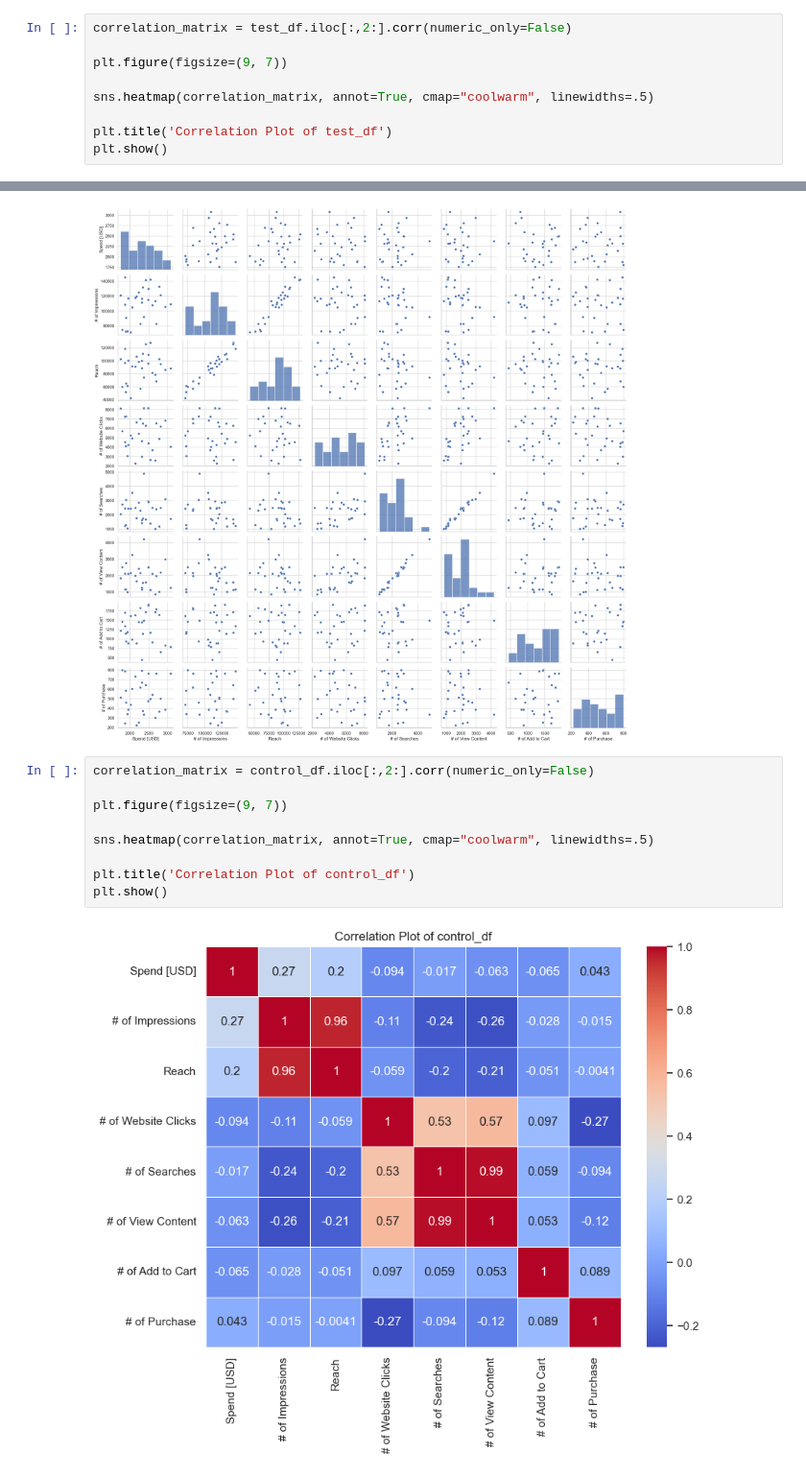
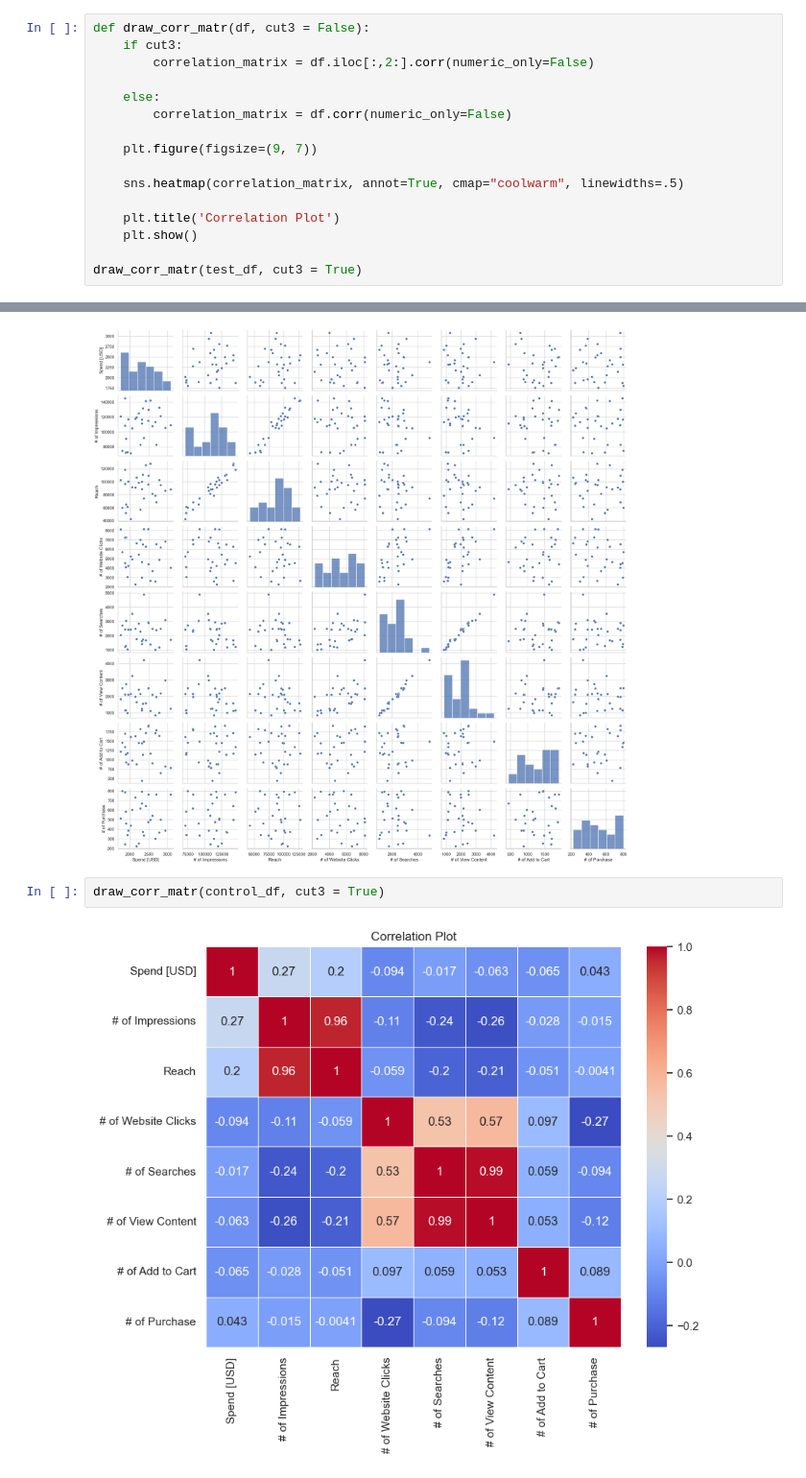
Before and after one commit to maxlyara1/ab-test-hackathon, a Jupyter notebook: ab.ipynb, the cells around one changed output, grey strips where cells are left out. Shown at 96% size. Drawn from its saved outputs; the diff is of its cells as text.

```diff
--- a/ab.ipynb
+++ b/ab.ipynb
@@ -134,12 +151,19 @@ sns.pairplot(test_df)
 # %% [markdown]
 ### конверсию с каждого шага на другой можно определить по элементам ниже на один, чем главная диагональ (не знаю как назвать)
 # %%
-correlation_matrix = test_df.iloc[:,2:].corr(numeric_only=False)
+def draw_corr_matr(df, cut3 = False):
+    if cut3:
+        correlation_matrix = df.iloc[:,2:].corr(numeric_only=False)
 
-plt.figure(figsize=(9, 7))
+    else:
+        correlation_matrix = df.corr(numeric_only=False)
 
-sns.heatmap(correlation_matrix, annot=True, cmap="coolwarm", linewidths=.5)
+    plt.figure(figsize=(9, 7))
 
-plt.title('Correlation Plot of test_df')
-plt.show()
+    sns.heatmap(correlation_matrix, annot=True, cmap="coolwarm", linewidths=.5)
+
+    plt.title('Correlation Plot')
+    plt.show()
+
+draw_corr_matr(test_df, cut3 = True)
 # %% [output]
@@ -205,13 +204,6 @@ sns.pairplot(control_df)
 <seaborn.axisgrid.PairGrid at 0x...>
 [figure]
 # %%
-correlation_matrix = control_df.iloc[:,2:].corr(numeric_only=False)
-
-plt.figure(figsize=(9, 7))
-
-sns.heatmap(correlation_matrix, annot=True, cmap="coolwarm", linewidths=.5)
-
-plt.title('Correlation Plot of control_df')
-plt.show()
+draw_corr_matr(control_df, cut3 = True)
 # %% [output]
-[figure, old version]
+[figure, new version]
```
Also changed, not shown: parts of 16 cells of this notebook, 1 other file.
